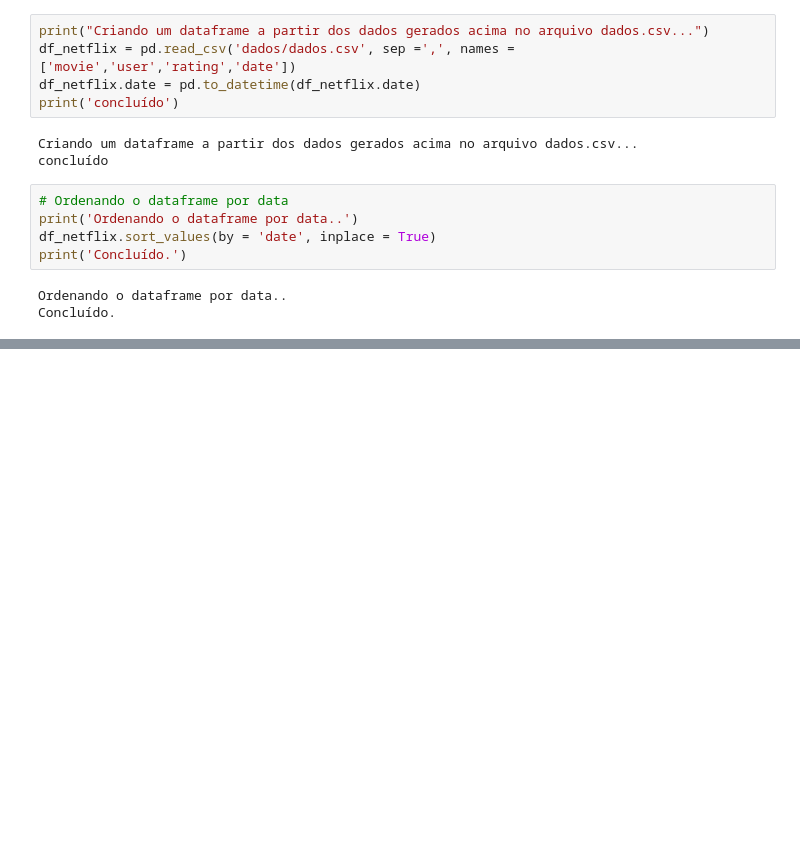
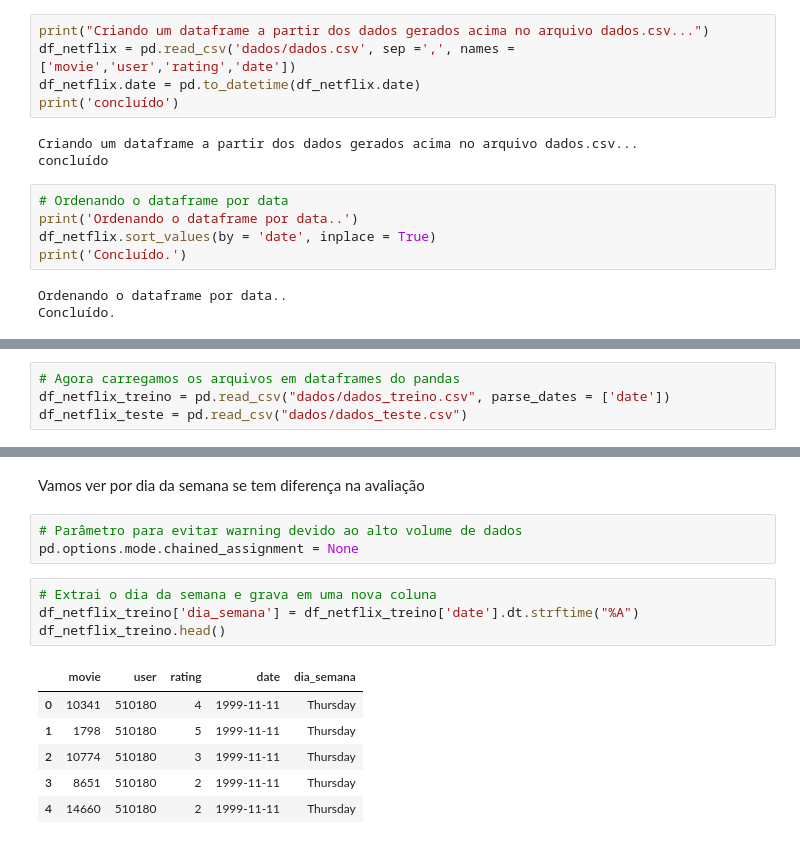
Before and after one commit to leandrofusco/sistema_de_recomendacao, a Jupyter notebook: Sistema_de _Recomendação_de_Filmes_da_Netflix.ipynb, the cells around one changed output, grey strips where cells are left out. Saved outputs shown, nothing was run; the diff lists cells and outputs as text; blank space fills up the shorter version.

```diff
--- a/Sistema_de _Recomendação_de_Filmes_da_Netflix.ipynb
+++ b/Sistema_de _Recomendação_de_Filmes_da_Netflix.ipynb
@@ -144,0 +217,4 @@ df_netflix.head()
+# %%
+# Agora carregamos os arquivos em dataframes do pandas
+df_netflix_treino = pd.read_csv("dados/dados_treino.csv", parse_dates = ['date'])
+df_netflix_teste = pd.read_csv("dados/dados_teste.csv")
@@ -144,0 +279,16 @@ df_netflix.head()
+# %% [markdown]
+Vamos ver por dia da semana se tem diferença na avaliação
+# %%
+# Parâmetro para evitar warning devido ao alto volume de dados
+pd.options.mode.chained_assignment = None
+# %%
+# Extrai o dia da semana e grava em uma nova coluna
+df_netflix_treino['dia_semana'] = df_netflix_treino['date'].dt.strftime("%A")
+df_netflix_treino.head()
+# %% [output]
+|  | movie | user | rating | date | dia_semana |
+| 0 | 10341 | 510180 | 4 | 1999-11-11 | Thursday |
+| 1 | 1798 | 510180 | 5 | 1999-11-11 | Thursday |
+| 2 | 10774 | 510180 | 3 | 1999-11-11 | Thursday |
+| 3 | 8651 | 510180 | 2 | 1999-11-11 | Thursday |
+| 4 | 14660 | 510180 | 2 | 1999-11-11 | Thursday |
```
Also changed, not shown: parts of 30 cells of this notebook.
